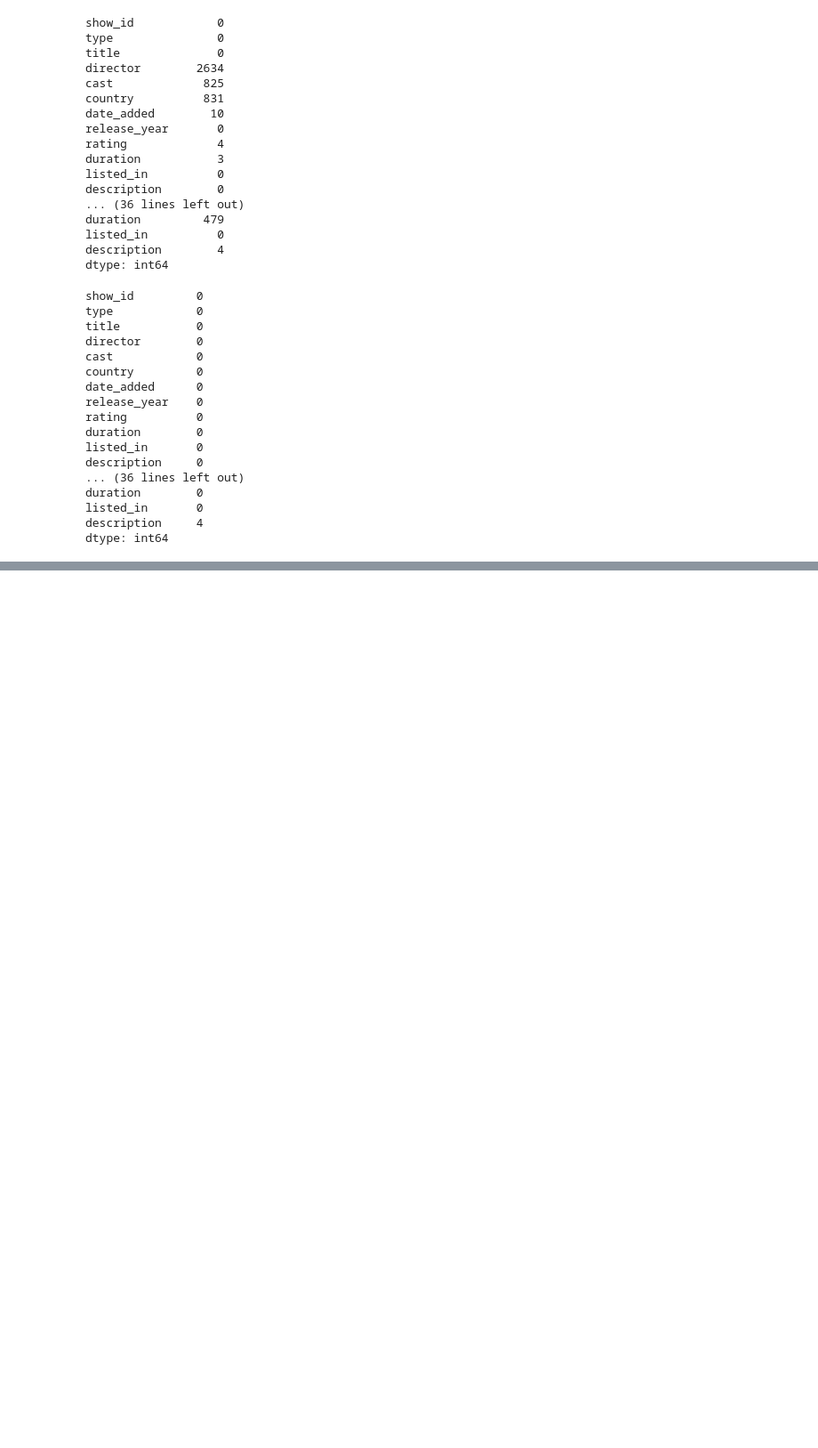
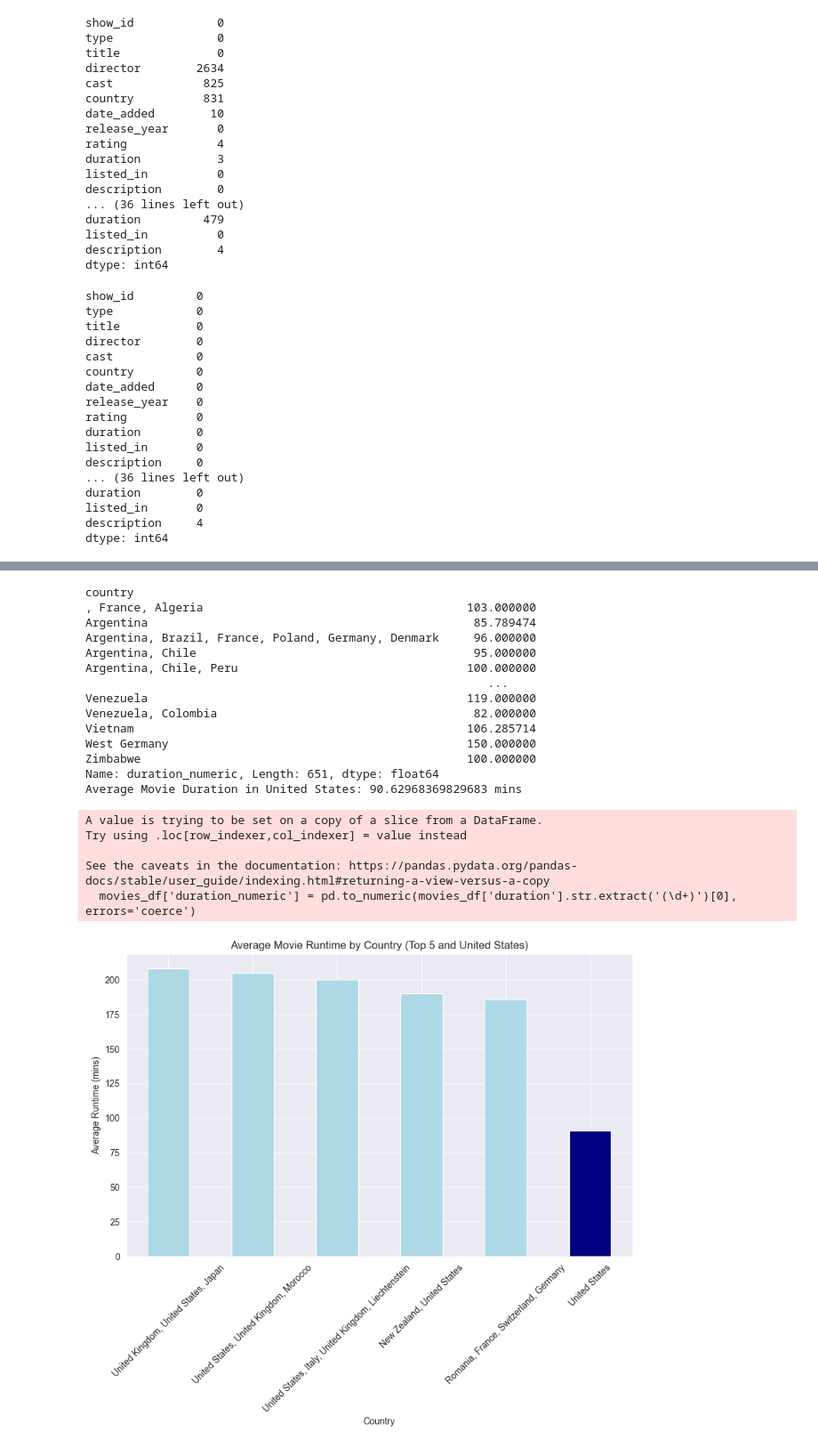
Before and after one commit to Arleee1/Zuckflix, a Jupyter notebook: MetaDataAnalysis.ipynb, the cells around one changed output, grey strips where cells are left out. Shown: that part at 89% size. Cells and saved outputs as stored; diff of their text form; code cells hidden in the pictures; blank space fills up the shorter version.

Commit message:
graph of average movie runtime

```diff
--- a/MetaDataAnalysis.ipynb
+++ b/MetaDataAnalysis.ipynb
@@ -501,0 +517,52 @@ plt.show()
+# %%
+movies_df = df[df['type'] == 'Movie']
+
+# Convert duration to numeric
+movies_df['duration_numeric'] = pd.to_numeric(movies_df['duration'].str.extract('(\d+)')[0], errors='coerce')
+
+# Calculate average movie duration by country
+average_movie_duration = movies_df.groupby('country')['duration_numeric'].mean()
+print(average_movie_duration)
+
+# Get average movie duration for the United States
+us_average_movie_duration = average_movie_duration.get('United States', 'Not Available')
+print("Average Movie Duration in United States:", us_average_movie_duration, "mins")
+
+# Select top 5 countries based on average movie duration
+top_5_movie_durations = average_movie_duration.sort_values(ascending=False).head(5)
+
+# If United States is not in the top 5, add it separately
+if 'United States' not in top_5_movie_durations:
+    us_duration = pd.Series(average_movie_duration.get('United States', 'Not Available'), index=['United States'])
+    top_5_movie_durations = pd.concat([top_5_movie_durations, us_duration])
+
+# Plotting the graph for movies
+plt.figure(figsize=(10, 6))
+top_5_movie_durations.plot(kind='bar', color=['lightblue' if country != 'United States' else 'navy' for country in top_5_movie_durations.index])
+
+plt.title('Average Movie Runtime by Country (Top 5 and United States)')
+plt.xlabel('Country')
+plt.ylabel('Average Runtime (mins)')
+plt.xticks(rotation=45)
+plt.show()
+# %% [output]
+country
+, France, Algeria                                      103.000000
+Argentina                                               85.789474
+Argentina, Brazil, France, Poland, Germany, Denmark     96.000000
+Argentina, Chile                                        95.000000
+Argentina, Chile, Peru                                 100.000000
+                                                          ...
+Venezuela                                              119.000000
+Venezuela, Colombia                                     82.000000
+Vietnam                                                106.285714
+West Germany                                           150.000000
+Zimbabwe                                               100.000000
+Name: duration_numeric, Length: 651, dtype: float64
+Average Movie Duration in United States: 90.62968369829683 mins
+A value is trying to be set on a copy of a slice from a DataFrame.
+Try using .loc[row_indexer,col_indexer] = value instead
+
+See the caveats in the documentation: https://pandas.pydata.org/pandas-docs/stable/user_guide/indexing.html#returning-a-view-versus-a-copy
+  movies_df['duration_numeric'] = pd.to_numeric(movies_df['duration'].str.extract('(\d+)')[0], errors='coerce')
+[figure, added]
```
Also changed, not shown: parts of 10 cells of this notebook.
